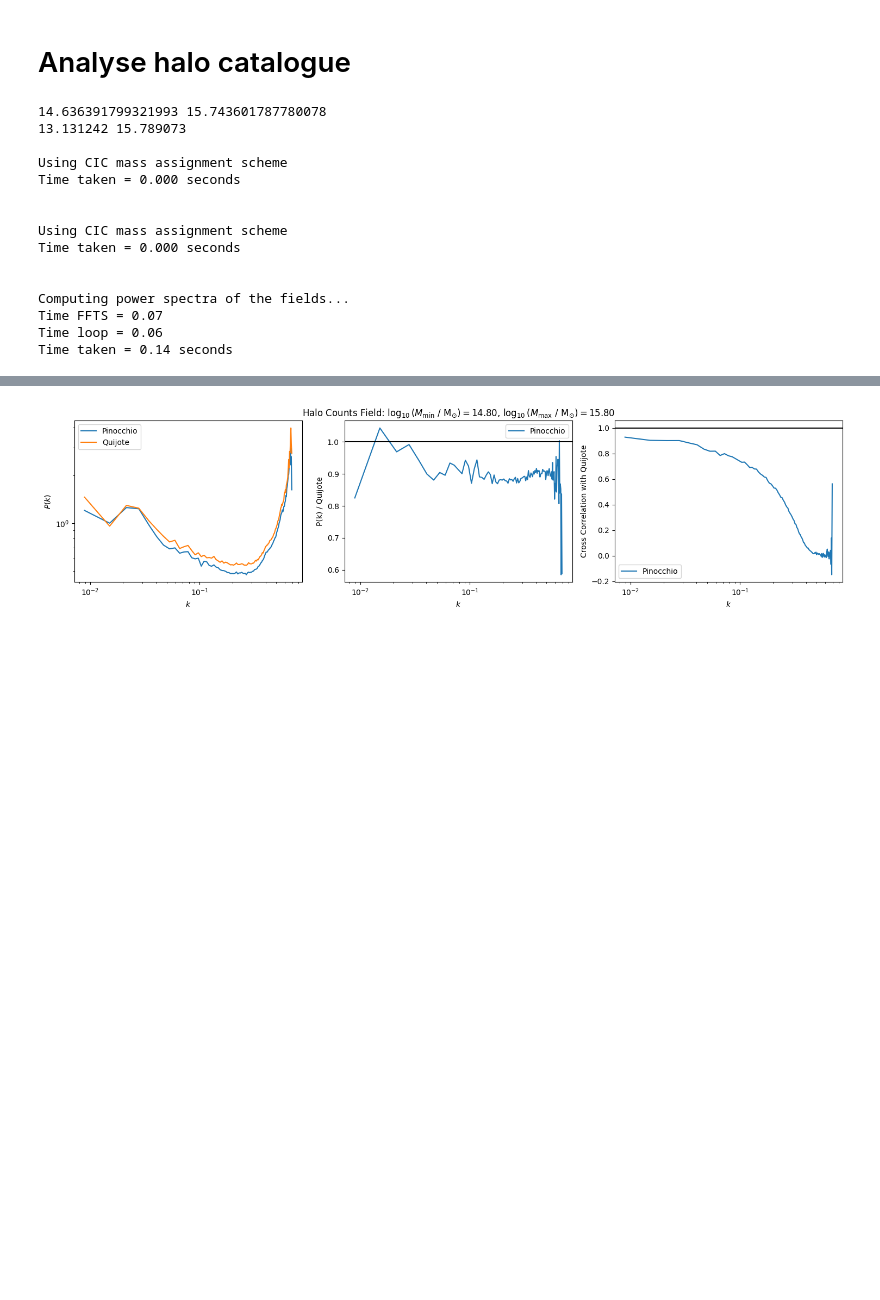
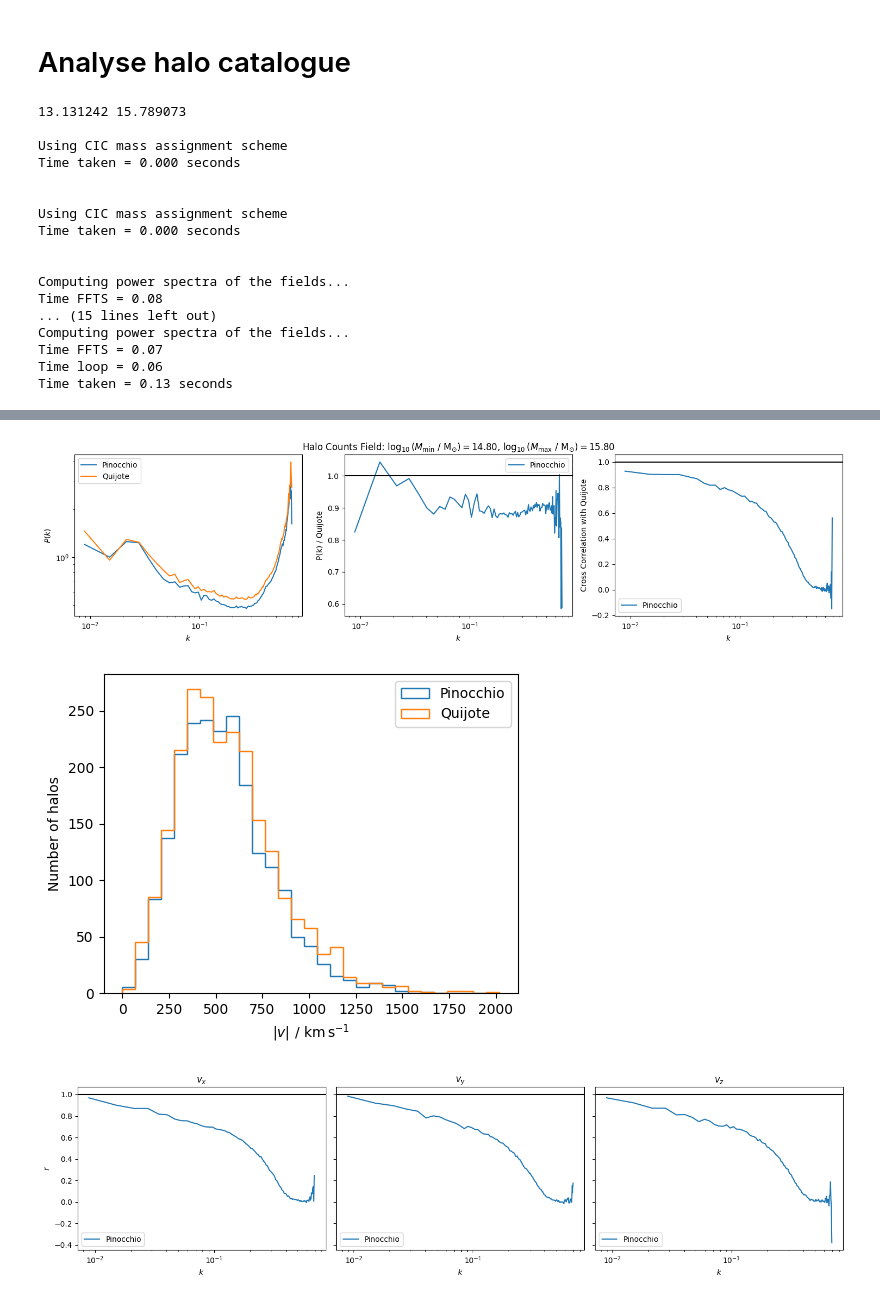
Before and after one commit to maho3/ltu-cmass, a Jupyter notebook: notebooks/pinocchio.ipynb, the cells around one changed output, grey strips where cells are left out. Cells and saved outputs as stored; diff of their text form; code cells hidden in the pictures; blank space fills up the shorter version.

Commit message:
Save halo catalog outputs

```diff
--- a/notebooks/pinocchio.ipynb
+++ b/notebooks/pinocchio.ipynb
@@ -218,17 +220,21 @@ filename = pjoin(dirname, 'pinocchio.0.0000.pinocchio-L1000-N128-3.catalog.out')
 halo_dir = '/home/mattho/data/quijote/Halos/latin_hypercube/'
 
 # Load pinocchio halos
-mass_pinocchio = np.log10(np.loadtxt(filename,unpack=False,usecols=(1,)))
-pos_pinocchio = np.loadtxt(filename,unpack=False,usecols=(7,6,5))
-print(mass_pinocchio.min(), mass_pinocchio.max())
+# mass_pinocchio = np.log10(np.loadtxt(filename,unpack=False,usecols=(1,)))
+# pos_pinocchio = np.loadtxt(filename,unpack=False,usecols=(7,6,5))
+# print(mass_pinocchio.min(), mass_pinocchio.max())
+mass_pinocchio = np.load(pjoin(dirname, 'halo_mass.npy'))
+pos_pinocchio = np.load(pjoin(dirname, 'halo_pos.npy'))
+vel_pinocchio = np.load(pjoin(dirname, 'halo_vel.npy'))
 
 # Load Quijote halos
 snapdir = pjoin(halo_dir, str(sim_num))
-snapnum = 4
+snapnum = 4; redshift = 0
 FoF = readfof.FoF_catalog(snapdir, snapnum, long_ids=False,
                           swap=False, SFR=False, read_IDs=False)
 pos_quijote = FoF.GroupPos/1e3             #Halo positions in Mpc/h
 mass_quijote  = np.log10(FoF.GroupMass*1e10) #Halo masses in Msun/h
+vel_quijote = FoF.GroupVel * (1.0 + redshift)  # Halo velocities in km/s
 print(mass_quijote.min(), mass_quijote.max())
 
 mmin = 14.8; mmax = 15.8
@@ -257,37 +263,84 @@ MASL.MA(
 
 k, Pk0_pinocchio, Pk0_quijote, r_pinocchio = compute_crossk(hf_pinocchio, hf_quijote)
 
+# Halo counts field
 fig, axs = plt.subplots(1, 3, figsize=(15,4))
 axs[0].loglog(k, Pk0_pinocchio, label='Pinocchio')
 axs[0].loglog(k, Pk0_quijote, label='Quijote')
 axs[0].set_ylabel(r'$P(k)$')
 axs[1].semilogx(k, Pk0_pinocchio/ Pk0_quijote, label='Pinocchio')
 axs[1].axhline(1, color='k')
 axs[1].set_ylabel('P(k) / Quijote')
 axs[2].semilogx(k, r_pinocchio, label='Pinocchio')
 axs[2].axhline(1, color='k')
 axs[2].set_ylabel('Cross Correlation with Quijote')
 for ax in axs:
     ax.set_xlabel(r'$k$')
     ax.legend()
 axs[1].set_title(r'Halo Counts Field: $\log_{10} (M_{\rm min} \ / \ {\rm M}_{\odot}) = %.2f$, $\log_{10} (M_{\rm max} \ / \ {\rm M}_{\odot}) = %.2f$'%(mmin, mmax))
 fig.tight_layout()
 fig.savefig('../images/pinocchio_halo_pk.png', facecolor='white', bbox_inches='tight')
+
+# Velocity distributions
+fig, ax = plt.subplots(figsize=(5,4))
+vp = np.sqrt(np.sum(vel_pinocchio[(mass_pinocchio > mmin) & (mass_pinocchio < mmax)]**2, axis=1))
+vq = np.sqrt(np.sum(vel_quijote[(mass_quijote > mmin) & (mass_quijote < mmax)]**2, axis=1))
+bins = np.linspace(0, max(vp.max(), vq.max()), 30)
+hist_kwargs = dict(density=False, histtype='step', bins=bins)
+ax.hist(vp, label='Pinocchio', **hist_kwargs)
+ax.hist(vq, label='Quijote', **hist_kwargs)
+ax.legend()
+ax.set_xlabel(r'$|v| \ / \ {\rm km \, s^{-1}}$')
+ax.set_ylabel('Number of halos')
+ax.set_ylim(0, None)
+fig.tight_layout()
+fig.savefig('../images/pinocchio_vel_hist.png', facecolor='white', bbox_inches='tight')
+
+# Check transposes
+fig, axs = plt.subplots(1, 3, figsize=(15,4), sharex=True, sharey=True)
+for i in range(3):
+    hf_pinocchio = np.zeros((N,N,N), dtype=np.float32)
+    m = (mass_pinocchio > mmin) & (mass_pinocchio < mmax)
+    MASL.MA(
+        pos_pinocchio[m].astype(np.float32),
+        hf_pinocchio, L, MAS,
+        W=vel_pinocchio[m,i].astype(np.float32), verbose=False)
+    hf_quijote = np.zeros((N,N,N), dtype=np.float32)
+    m = (mass_quijote > mmin) & (mass_quijote < mmax)
+    MASL.MA(
+        pos_quijote[m].astype(np.float32),
+        hf_quijote, L, MAS,
+        W=vel_quijote[m,i].astype(np.float32), verbose=False)
+    k, Pk0_pinocchio, Pk0_quijote, r_pinocchio = compute_crossk(hf_pinocchio, hf_quijote)
+    axs[i].semilogx(k, r_pinocchio, label='Pinocchio')
+    axs[i].axhline(1, color='k')
+    coord = ['x', 'y', 'z']
+    axs[i].set_title(r'$v_{%s}$'%coord[i])
+    axs[i].set_xlabel(r'$k$')
+    axs[i].legend(loc='lower left')
+axs[0].set_ylabel(r'Cross Correlation with Quijote')
+fig.align_labels()
+fig.tight_layout()
+fig.savefig('../images/pinocchio_vel_rk.png', facecolor='white', bbox_inches='tight')
 # %% [output]
-14.636391799321993 15.743601787780078
 13.131242 15.789073
 
 Using CIC mass assignment scheme
 Time taken = 0.000 seconds
 
 
 Using CIC mass assignment scheme
 Time taken = 0.000 seconds
 
 
 Computing power spectra of the fields...
+Time FFTS = 0.08
+... (15 lines left out)
+Computing power spectra of the fields...
 Time FFTS = 0.07
 Time loop = 0.06
-Time taken = 0.14 seconds
+Time taken = 0.13 seconds
 [figure]
 [figure]
+[figure, added]
+[figure, added]
```
Also changed, not shown: parts of 2 cells of this notebook, 1 other file.
